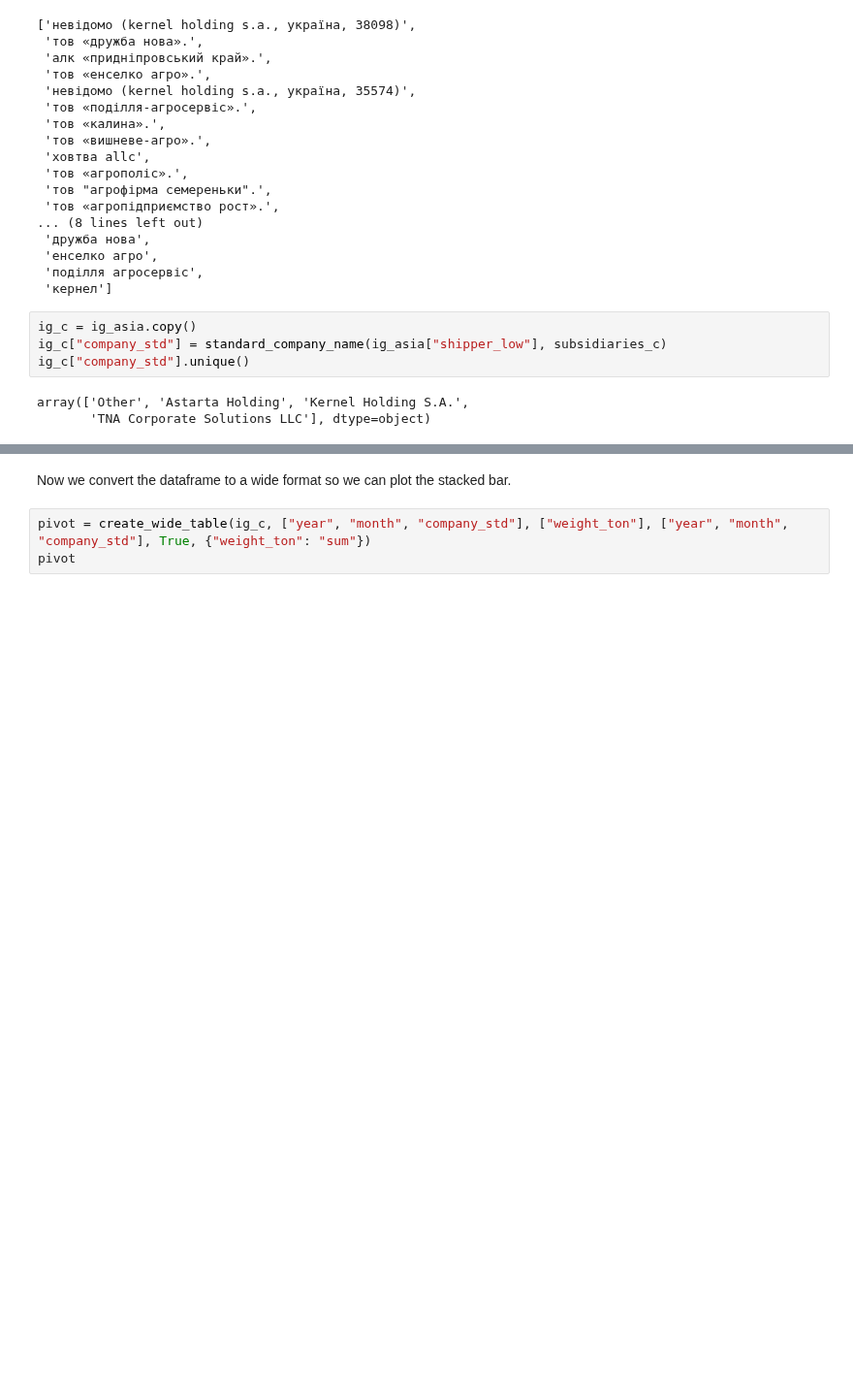
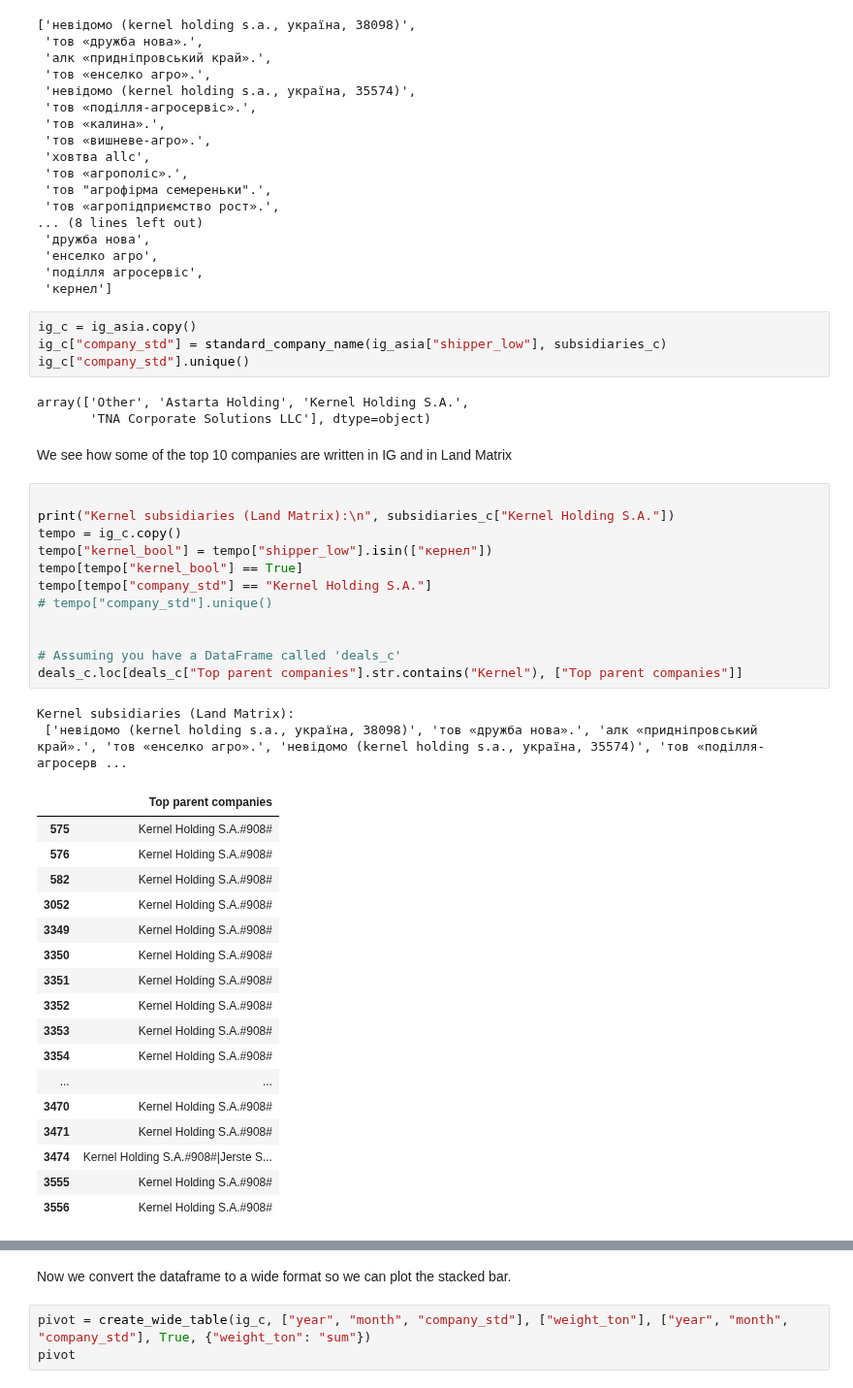
Before and after one commit to uchicago-dsi/oakland-institute-ukraine, a Jupyter notebook: notebooks/exports_oct22.ipynb, the cells around one changed output, grey strips where cells are left out. Shown at 97% size. Drawn from its saved outputs; the diff is of its cells as text; blank space fills up the shorter version.

```diff
--- a/notebooks/exports_oct22.ipynb
+++ b/notebooks/exports_oct22.ipynb
@@ -336,3 +336,37 @@ ig_c["company_std"].unique()
 # %% [output]
 array(['Other', 'Astarta Holding', 'Kernel Holding S.A.',
        'TNA Corporate Solutions LLC'], dtype=object)
+# %% [markdown]
+We see how some of the top 10 companies are written in IG and in Land Matrix
+# %%
+
+print("Kernel subsidiaries (Land Matrix):\n", subsidiaries_c["Kernel Holding S.A."])
+tempo = ig_c.copy()
+tempo["kernel_bool"] = tempo["shipper_low"].isin(["кернел"])
+tempo[tempo["kernel_bool"] == True]
+tempo[tempo["company_std"] == "Kernel Holding S.A."]
+# tempo["company_std"].unique()
+
+
+# Assuming you have a DataFrame called 'deals_c'
+deals_c.loc[deals_c["Top parent companies"].str.contains("Kernel"), ["Top parent companies"]]
+# %% [output]
+Kernel subsidiaries (Land Matrix):
+ ['невідомо (kernel holding s.a., україна, 38098)', 'тов «дружба нова».', 'алк «придніпровський край».', 'тов «енселко агро».', 'невідомо (kernel holding s.a., україна, 35574)', 'тов «поділля-агросерв ...
+|  | Top parent companies |
+| 575 | Kernel Holding S.A.#908# |
+| 576 | Kernel Holding S.A.#908# |
+| 582 | Kernel Holding S.A.#908# |
+| 3052 | Kernel Holding S.A.#908# |
+| 3349 | Kernel Holding S.A.#908# |
+| 3350 | Kernel Holding S.A.#908# |
+| 3351 | Kernel Holding S.A.#908# |
+| 3352 | Kernel Holding S.A.#908# |
+| 3353 | Kernel Holding S.A.#908# |
+| 3354 | Kernel Holding S.A.#908# |
+| ... | ... |
+| 3470 | Kernel Holding S.A.#908# |
+| 3471 | Kernel Holding S.A.#908# |
+| 3474 | Kernel Holding S.A.#908#|Jerste S... |
+| 3555 | Kernel Holding S.A.#908# |
+| 3556 | Kernel Holding S.A.#908# |
```
Also changed, not shown: parts of 9 cells of this notebook.
